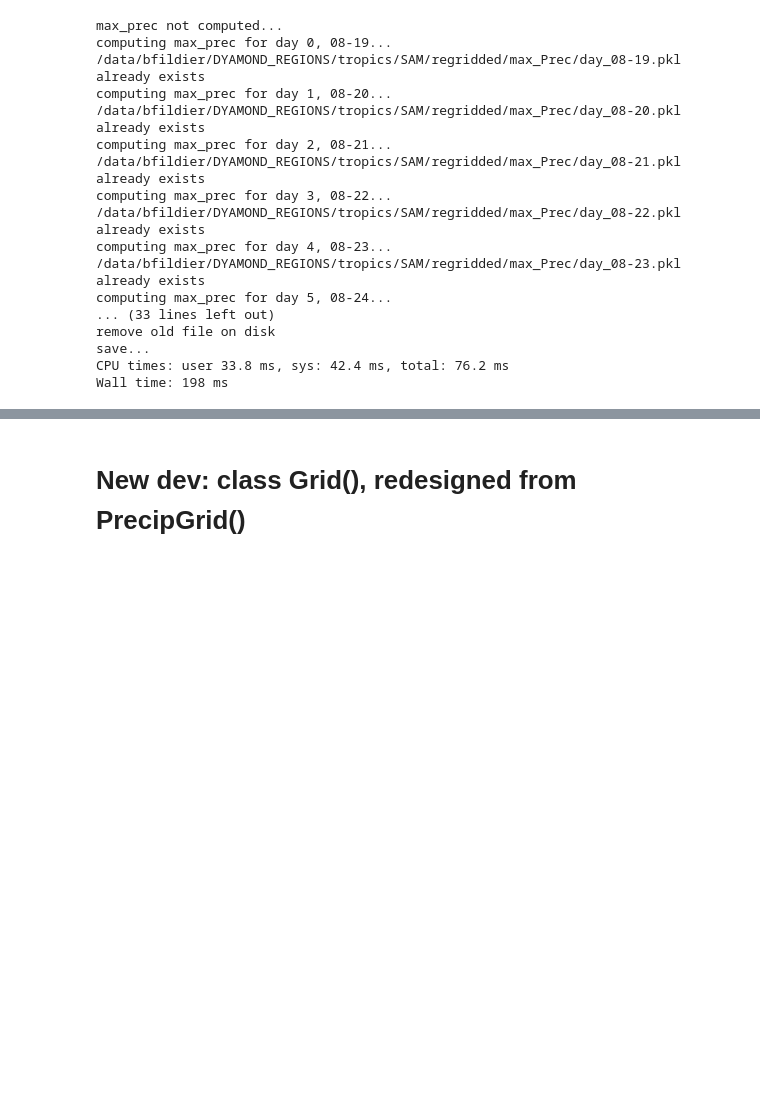
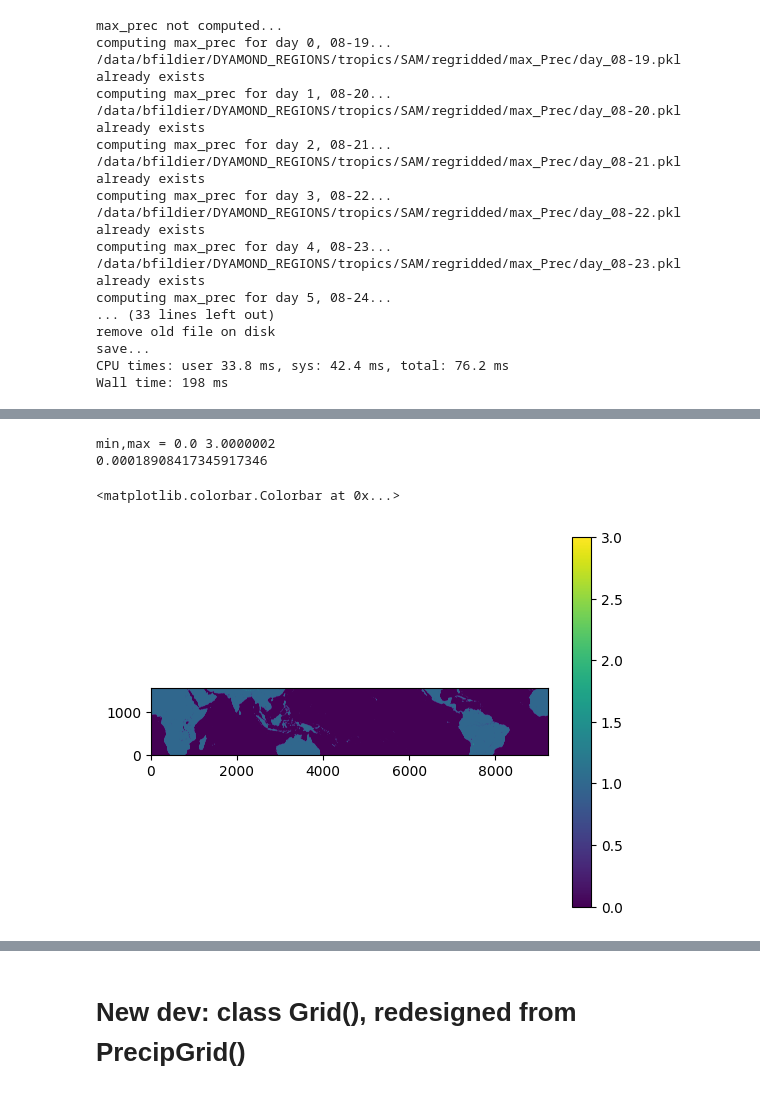
Before and after one commit to bfildier/explore-multiscale-extremes, a Jupyter notebook: scripts/dev_regrid.ipynb, the cells around one changed output, grey strips where cells are left out. Cells and saved outputs as stored; diff of their text form; code cells hidden in the pictures; blank space fills up the shorter version.

Commit message:
compute shear, regrid, compute conditional values on joint density

```diff
--- a/scripts/dev_regrid.ipynb
+++ b/scripts/dev_regrid.ipynb
@@ -202,0 +206,3 @@ Wall time: 198 ms
+# %%
+# Initialize
+grid = PrecipGrid(casestudy=cs_tropics,verbose_steps=True,overwrite=False)
@@ -202,0 +326,20 @@ Wall time: 198 ms
+# %%
+varid = 'LANDMASK'
+day0 = 11
+dayf = 11
+
+idx = grid.index_per_days[day0][0]
+var_current = grid.loadVar(idx,grid.df,varid=varid)
+
+var_min = np.nanmin(var_current)
+var_max = np.nanmax(var_current)
+print('min,max =',var_min,var_max)
+print(np.sum(var_current>1.1).values/np.size(var_current))
+
+plt.imshow(var_current,origin='lower')
+plt.colorbar()
+# %% [output]
+min,max = 0.0 3.0000002
+0.00018908417345917346
+<matplotlib.colorbar.Colorbar at 0x...>
+[figure, added]
```
Also changed, not shown: parts of 13 cells of this notebook, 53 other files.
